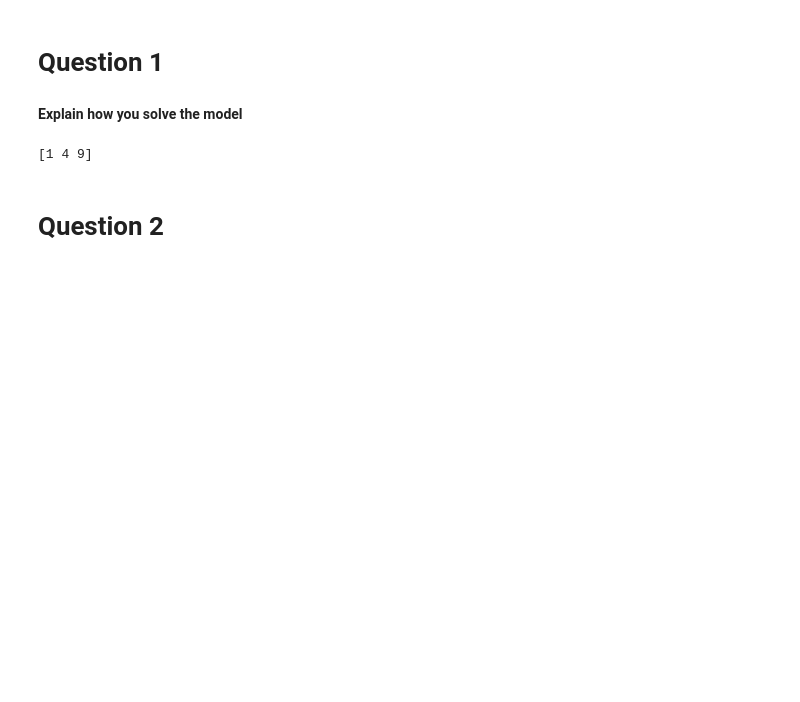
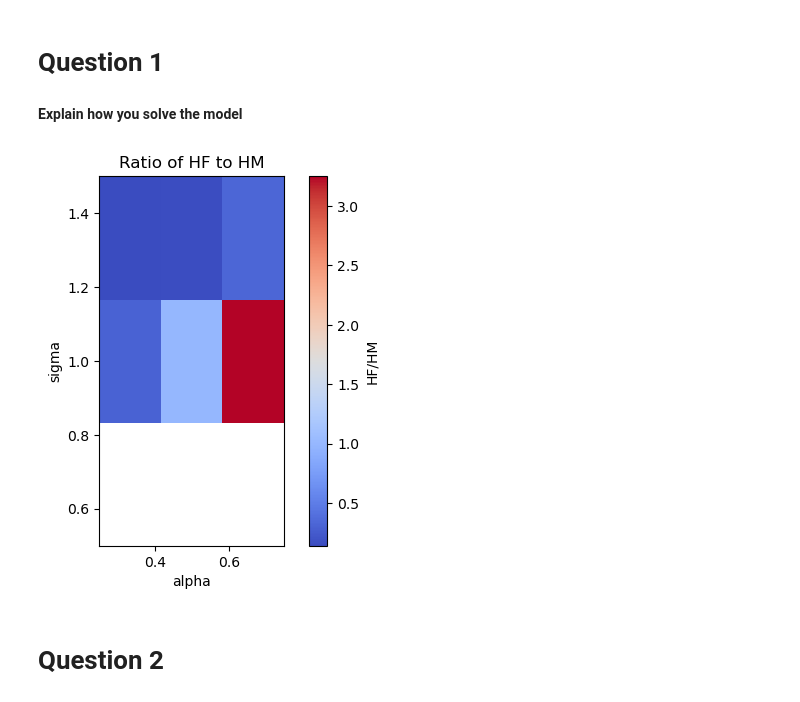
Before and after one commit to NumEconCopenhagen/projects-2023-andy-bank, a Jupyter notebook: inauguralproject/inauguralproject.ipynb, the cells around one changed output. Cells and saved outputs as stored; diff of their text form; code cells hidden in the pictures; blank space fills up the shorter version.

```diff
--- a/inauguralproject/inauguralproject.ipynb
+++ b/inauguralproject/inauguralproject.ipynb
@@ -20,14 +26,39 @@ import inauguralproject
 # Question 1
 # %% [markdown]
 **Explain how you solve the model**
-# %%
-# code for solving the model (remember documentation and comments)
-
-a = np.array([1,2,3])
-b = inauguralproject.square(a)
-print(b)
-# %% [output]
-[1 4 9]
+# %%
+model = HSMC()
+#define alpha and simga
+
+# define a range of values for alpha and sigma
+alpha_vals = [0.25, 0.5, 0.75]
+sigma_vals = [0.5, 1.0, 1.5]
+
+# create a grid of alpha and sigma values
+alpha_grid, sigma_grid = np.meshgrid(alpha_vals, sigma_vals)
+
+# compute the ratio HF/HM for each combination of alpha and sigma
+ratios = []
+for alpha, sigma in zip(alpha_grid.ravel(), sigma_grid.ravel()):
+    model = HSMC()
+    model.par.alpha = alpha
+    model.par.sigma = sigma
+    opt = model.solve_discrete(do_print=False)
+    ratios.append(opt.HF / opt.HM)
+
+# reshape the ratios into a grid
+ratio_grid = np.array(ratios).reshape(alpha_grid.shape)
+
+# create the heatmap plot
+plt.imshow(ratio_grid, cmap='coolwarm', origin='lower',
+           extent=[alpha_vals[0], alpha_vals[-1], sigma_vals[0], sigma_vals[-1]])
+plt.colorbar(label='HF/HM')
+plt.xlabel('alpha')
+plt.ylabel('sigma')
+plt.title('Ratio of HF to HM')
+plt.show()
+# %% [output]
+[figure, added]
 # %% [markdown]
 # Question 2
 # %% [markdown]
```
Also changed, not shown: parts of 8 cells of this notebook, 4 other files.
